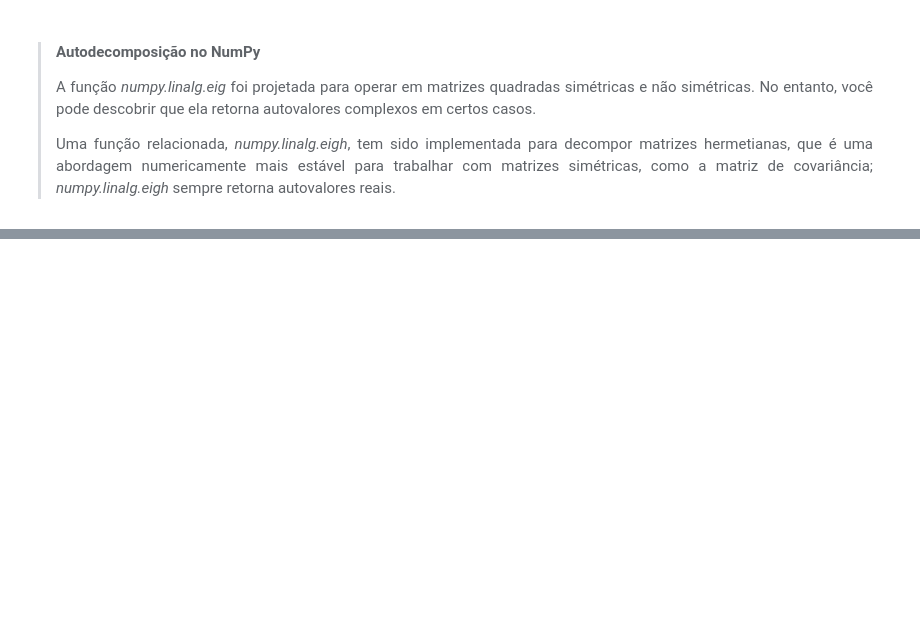
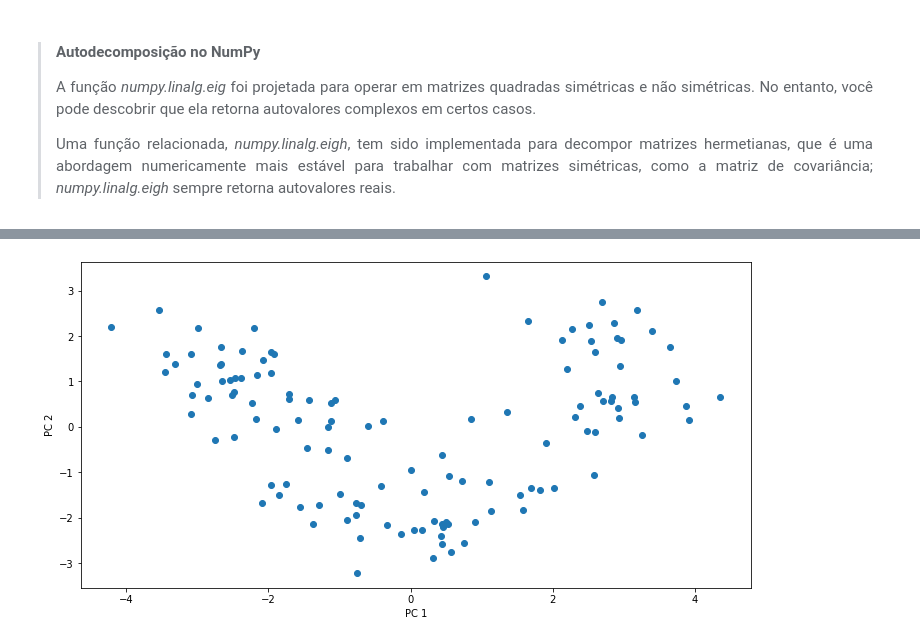
Before and after one commit to willianpina/Machine_Learning_Studies, a Jupyter notebook: Compreendendo os dados via redução de dimensionalidade.ipynb, the cells around one changed output, grey strips where cells are left out. Saved outputs shown, nothing was run; the diff lists cells and outputs as text; code cells hidden in the pictures; blank space fills up the shorter version.

```diff
--- a/Compreendendo os dados via redução de dimensionalidade.ipynb
+++ b/Compreendendo os dados via redução de dimensionalidade.ipynb
@@ -87,0 +208,12 @@ Autovetores
+# %%
+pca = PCA(n_components=2)
+X_train_pca = pca.fit_transform(X_train_std)
+X_test_pca = pca.transform(X_test_std)
+
+plt.figure(figsize=(12,6))
+plt.scatter(X_train_pca[:, 0], X_train_pca[:, 1])
+plt.xlabel('PC 1')
+plt.ylabel('PC 2')
+plt.show()
+# %% [output]
+[figure, added]
```
Also changed, not shown: parts of 16 cells of this notebook.
